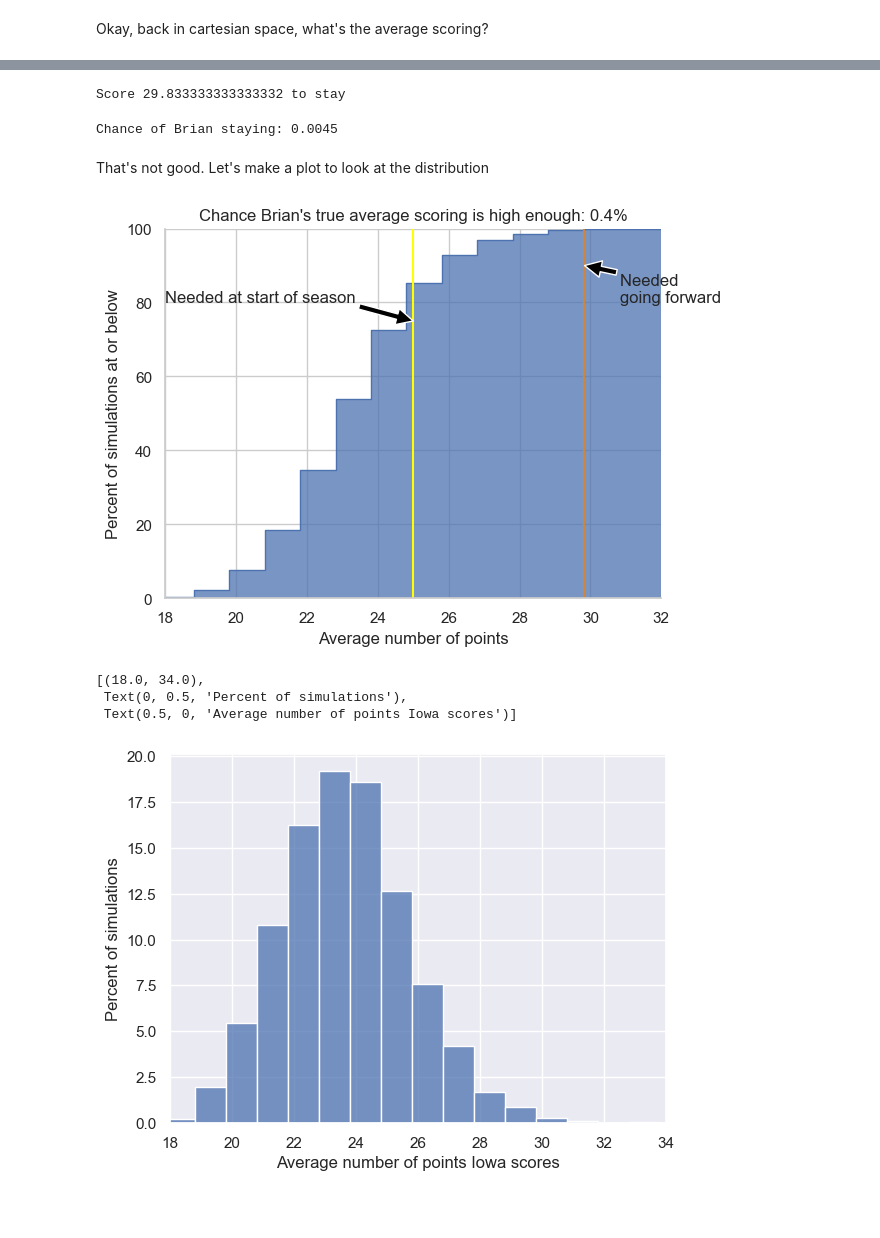
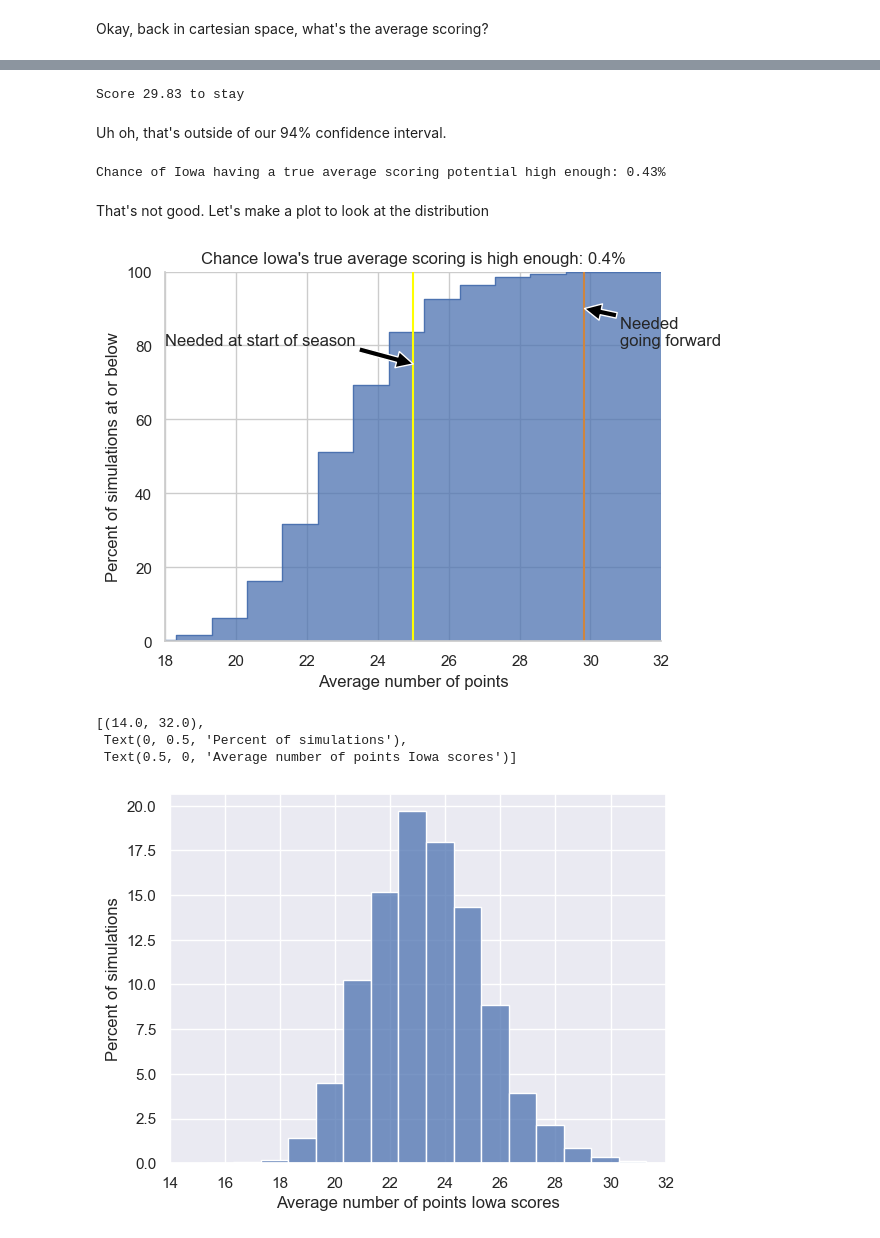
Before and after one commit to frank1010111/iowa-scoring, a Jupyter notebook: notebooks/analyze.ipynb, the cells around one changed output, grey strips where cells are left out. Saved outputs shown, nothing was run; the diff lists cells and outputs as text; code cells hidden in the pictures; blank space fills up the shorter version.

Commit message:
:sparkles: :recycle: improve model from Poisson to Negative Binomial regression

```diff
--- a/notebooks/analyze.ipynb
+++ b/notebooks/analyze.ipynb
@@ -114,0 +127,27 @@ plt.tight_layout()
+# %%
+LIM_POINTS = 90
+
+x = xr.DataArray(np.linspace(0, 1, 2), dims=["plot_dim"])
+prior = idata.prior
+
+y = np.exp(
+    prior["Intercept"]
+    + prior["Home_game"] * x  # home game prior times indicator
+    + 0.75 * prior["conference_game"]  # 9/12 games are in conference
+    + 0.75
+    * prior["conference_game:Home_game"]
+    * x  # interaction between home game and conference game
+)
+data = (
+    y.stack(sample=("chain", "draw"))
+    .to_pandas()
+    .T.rename(columns={0: "Away", 1: "Home"})
+    .rename_axis(columns="Location")
+)
+
+fig, (ax1, ax2) = plt.subplots(1, 2, figsize=(9, 4))
+sns.histplot(data, binrange=(0, LIM_POINTS), discrete=True, multiple="stack", ax=ax1)
+ax1.set(xlabel="Average points", ylabel="Prior samples", xlim=(0, LIM_POINTS))
+ax2.plot(x, data.sample(150).to_numpy().T, c="steelblue", alpha=0.5)
+ax2.set(xlabel="Home game?", ylabel="Mean Score", ylim=(0, LIM_POINTS))
+ax2.set_xticks([0, 1], ["No", "Yes"])
@@ -114,0 +160,5 @@ plt.tight_layout()
+# %%
+with model:
+    idata.extend(pm.sample())
+az.plot_trace(idata)
+plt.tight_layout()
@@ -131,11 +202,13 @@ home_games_left = home_games_left = sum(
 )
 points_scored_in_2023 = games.loc[games.season == 2023, "Iowa_points"].sum()
 points_per_game_to_stay = (points_to_stay - points_scored_in_2023) / games_left
-print(f"Score {points_per_game_to_stay} to stay")
+print(f"Score {points_per_game_to_stay:.2f} to stay")
 # %% [output]
-Score 29.833333333333332 to stay
+Score 29.83 to stay
+# %% [markdown]
+Uh oh, that's outside of our 94% confidence interval.
 # %%
-p = points.posterior
+p = idata.posterior
 
 posterior_2023_points = np.exp(
     (
@@ -147,11 +220,10 @@ posterior_2023_points = np.exp(
 # plt.hist(posterior_2023_points, bins=np.arange(15, 35), cumulative=True, align="left")
 # np.percentile(posterior_2023_points, 90)
 print(
-    "Chance of Brian staying:",
-    np.mean(posterior_2023_points >= points_per_game_to_stay),
+    f"Chance of Iowa having a true average scoring potential high enough: {np.mean(posterior_2023_points >= points_per_game_to_stay):.2%}",
 )
 # %% [output]
-Chance of Brian staying: 0.0045
+Chance of Iowa having a true average scoring potential high enough: 0.43%
 # %% [markdown]
 That's not good. Let's make a plot to look at the distribution
 # %%
@@ -169,7 +241,7 @@ with sns.axes_style("whitegrid"):
         ylim=(0, 100),
         ylabel="Percent of simulations at or below",
         xlabel="Average number of points",
-        title=f"Chance Brian's true average scoring is high enough: {np.mean(posterior_2023_points >= points_per_game_to_stay):.1%}",
+        title=f"Chance Iowa's true average scoring is high enough: {np.mean(posterior_2023_points >= points_per_game_to_stay):.1%}",
     )
     g.vlines(points_per_game_to_stay, 0, 100, color="peru")
     g.vlines(25, 0, 100, color="yellow")
@@ -187,23 +259,23 @@ with sns.axes_style("whitegrid"):
         arrowprops=dict(facecolor="black"),
     )
 # %% [output]
-[figure, old version]
+[figure, new version]
 # %%
 g = sns.histplot(
     posterior_2023_points,
     discrete=True,
     stat="percent",
     fill=True,
 )
 g.set(
-    xlim=(18, 34),
+    xlim=(14, 32),
     # ylim=(0, 100),
     ylabel="Percent of simulations",
     xlabel="Average number of points Iowa scores",
 )
 # %% [output]
-[(18.0, 34.0),
+[(14.0, 32.0),
  Text(0, 0.5, 'Percent of simulations'),
  Text(0.5, 0, 'Average number of points Iowa scores')]
-[figure, old version]
+[figure, new version]
 # %% [markdown]
```
Also changed, not shown: parts of 18 cells of this notebook.
